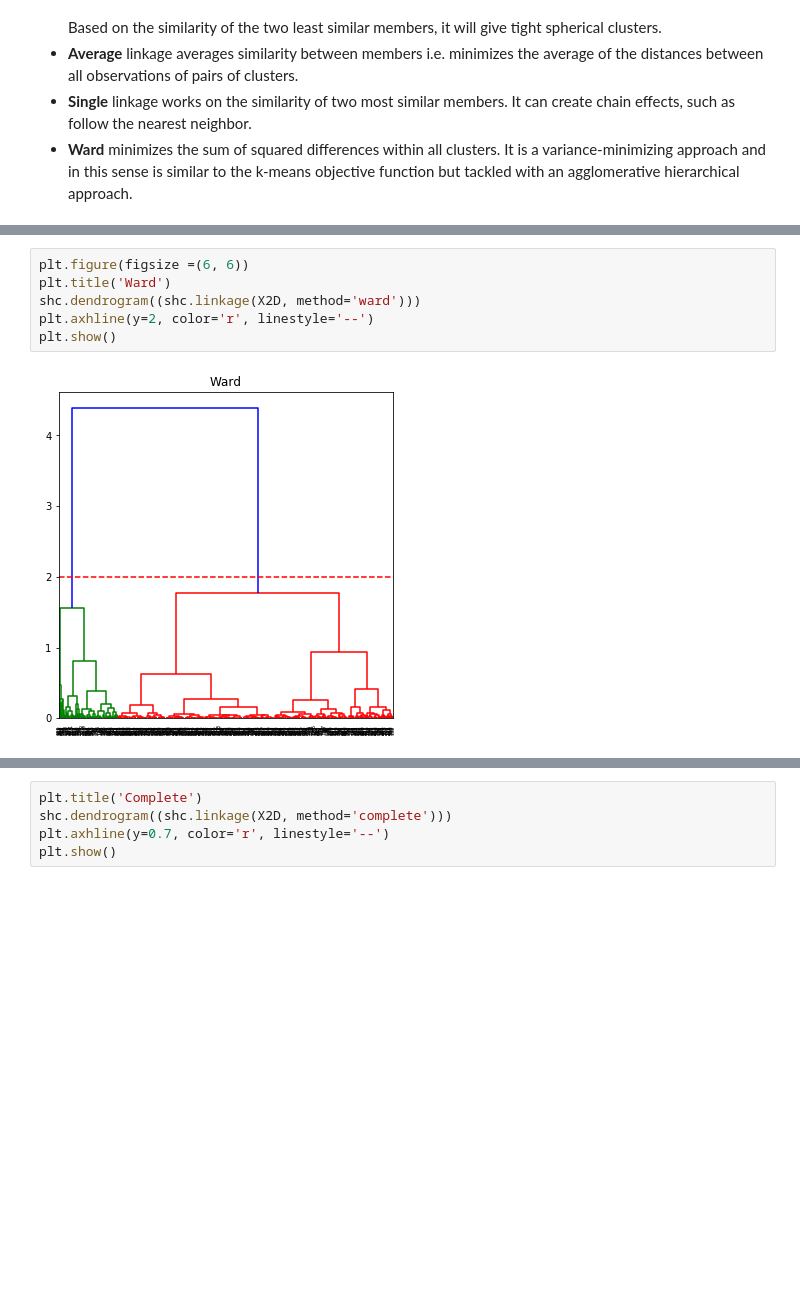
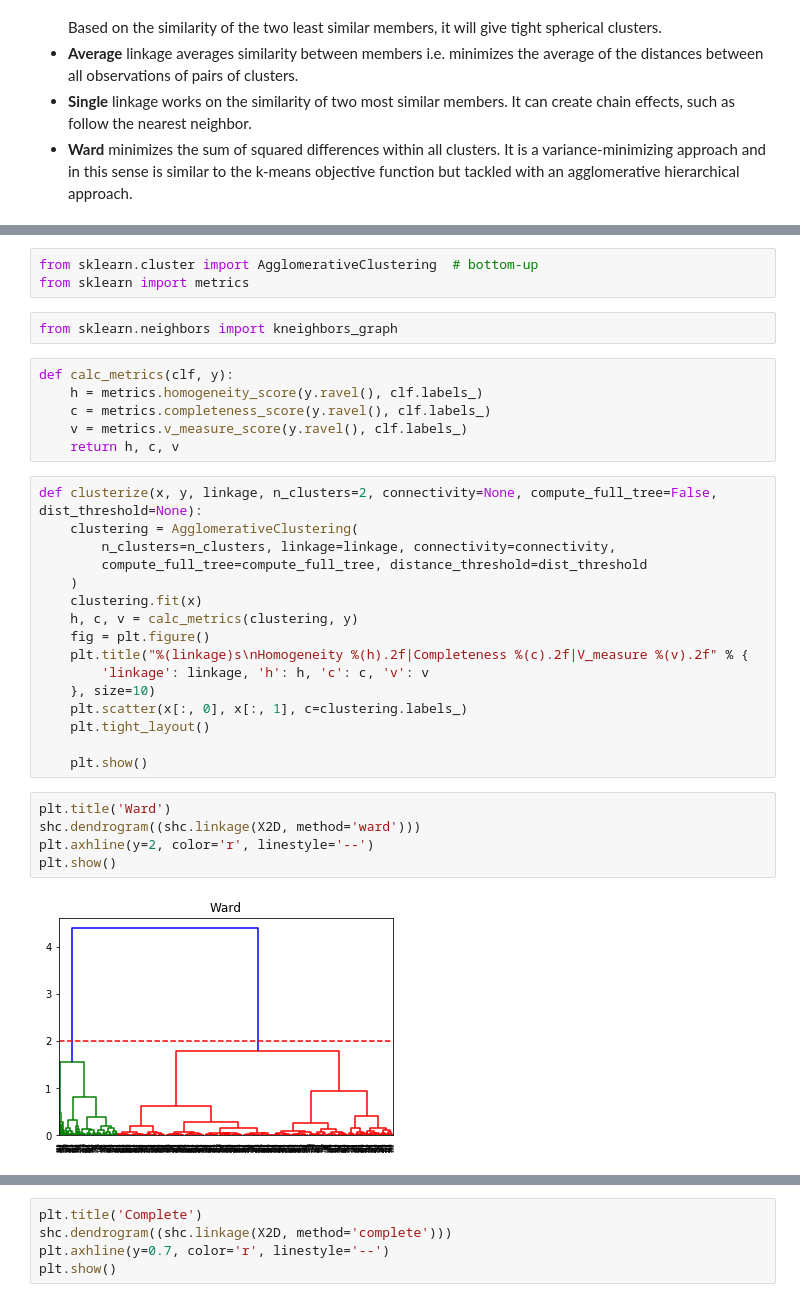
Before and after one commit to gpmarques/hierarchical_clustering, a Jupyter notebook: breastCancer.ipynb, the cells around one changed output, grey strips where cells are left out. Saved outputs shown, nothing was run; the diff lists cells and outputs as text; blank space fills up the shorter version.

```diff
--- a/breastCancer.ipynb
+++ b/breastCancer.ipynb
@@ -69,8 +74,34 @@ The linkage criterion determines the metric used for the merge strategy:
+# %%
+from sklearn.cluster import AgglomerativeClustering  # bottom-up
+from sklearn import metrics
+# %%
+from sklearn.neighbors import kneighbors_graph
+# %%
+def calc_metrics(clf, y):
+    h = metrics.homogeneity_score(y.ravel(), clf.labels_)
+    c = metrics.completeness_score(y.ravel(), clf.labels_)
+    v = metrics.v_measure_score(y.ravel(), clf.labels_)
+    return h, c, v
+# %%
+def clusterize(x, y, linkage, n_clusters=2, connectivity=None, compute_full_tree=False, dist_threshold=None):
+    clustering = AgglomerativeClustering(
+        n_clusters=n_clusters, linkage=linkage, connectivity=connectivity,
+        compute_full_tree=compute_full_tree, distance_threshold=dist_threshold
+    )
+    clustering.fit(x)
+    h, c, v = calc_metrics(clustering, y)
+    fig = plt.figure()
+    plt.title("%(linkage)s\nHomogeneity %(h).2f|Completeness %(c).2f|V_measure %(v).2f" % {
+        'linkage': linkage, 'h': h, 'c': c, 'v': v
+    }, size=10)
+    plt.scatter(x[:, 0], x[:, 1], c=clustering.labels_)
+    plt.tight_layout()
+
+    plt.show()
 # %%
-plt.figure(figsize =(6, 6))
 plt.title('Ward')
 shc.dendrogram((shc.linkage(X2D, method='ward')))
 plt.axhline(y=2, color='r', linestyle='--')
 plt.show()
 # %% [output]
-[figure, old version]
+[figure, new version]
```
Also changed, not shown: parts of 32 cells of this notebook.
